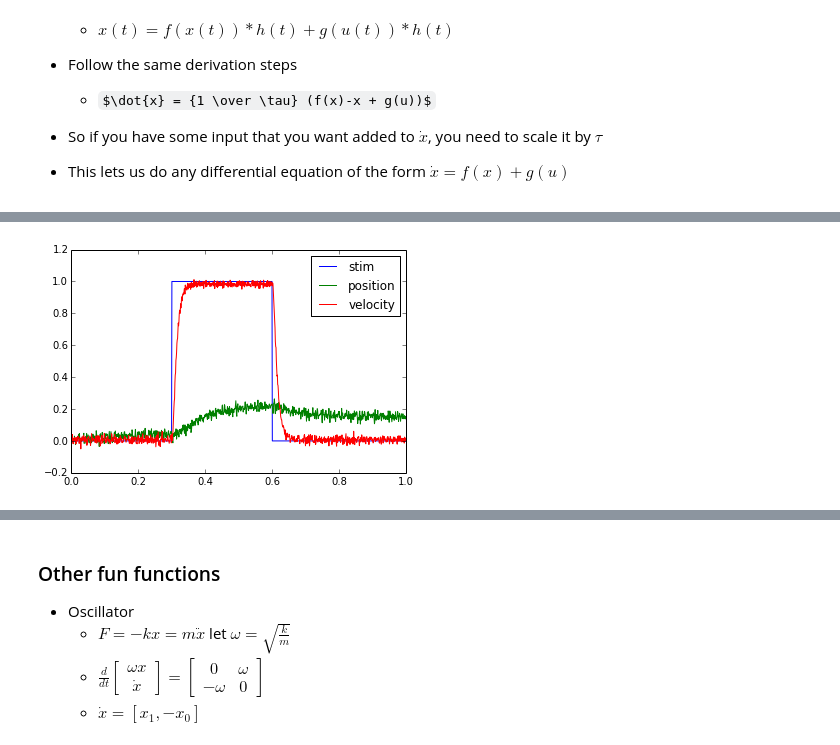
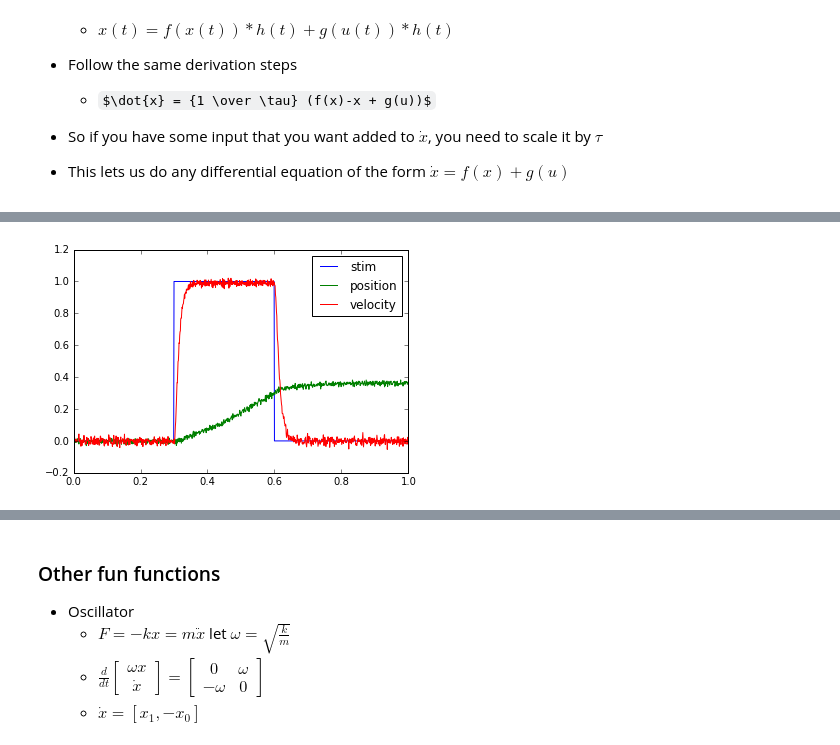
Before and after one commit to celiasmith/syde556, a Jupyter notebook: SYDE 556 Lecture 5 Dynamics.ipynb, the cells around one changed output, grey strips where cells are left out. Saved outputs shown, nothing was run; the diff lists cells and outputs as text; code cells hidden in the pictures; some formulas as TeX source.

```diff
--- a/SYDE 556 Lecture 5 Dynamics.ipynb
+++ b/SYDE 556 Lecture 5 Dynamics.ipynb
@@ -365,15 +373,16 @@ $F'(X(s),U(s),s) = \tau(F(X(s),U(s),s)) + X(s)$
 # %%
 import nengo
 from nengo.utils.functions import piecewise
+from nengo.utils.ensemble import tuning_curves
 
 tau = 0.01
 
-model = nengo.Network('Eye control', seed=4)
+model = nengo.Network('Eye control', seed=8)
 
 with model:
     stim = nengo.Node(piecewise({.3:1, .6:0 }))
     velocity = nengo.Ensemble(100, dimensions=1)
-    position = nengo.Ensemble(100, dimensions=1)
+    position = nengo.Ensemble(200, dimensions=1)
 
     def feedback(x):
         return 1*x
@@ -389,6 +398,9 @@ with model:
 sim = nengo.Simulator(model)
 sim.run(1)
 
+x, A = tuning_curves(position, sim)
+#plot(x,A)
+
 plot(sim.trange(), sim.data[stim_p], label = "stim")
 plot(sim.trange(), sim.data[position_p], label = "position")
 plot(sim.trange(), sim.data[velocity_p], label = "velocity")
@@ -397,4 +411,4 @@ legend(loc="best");
-[figure, old version]
+[figure, new version]
 # %% [markdown]
 - That's pretty good... the area under the input is about equal to the magnitude of the output.
 - But, in order to be a perfect integrator, we'd need exactly $x=1\times x$
```
Also changed, not shown: parts of 29 cells of this notebook, 2 other files.
